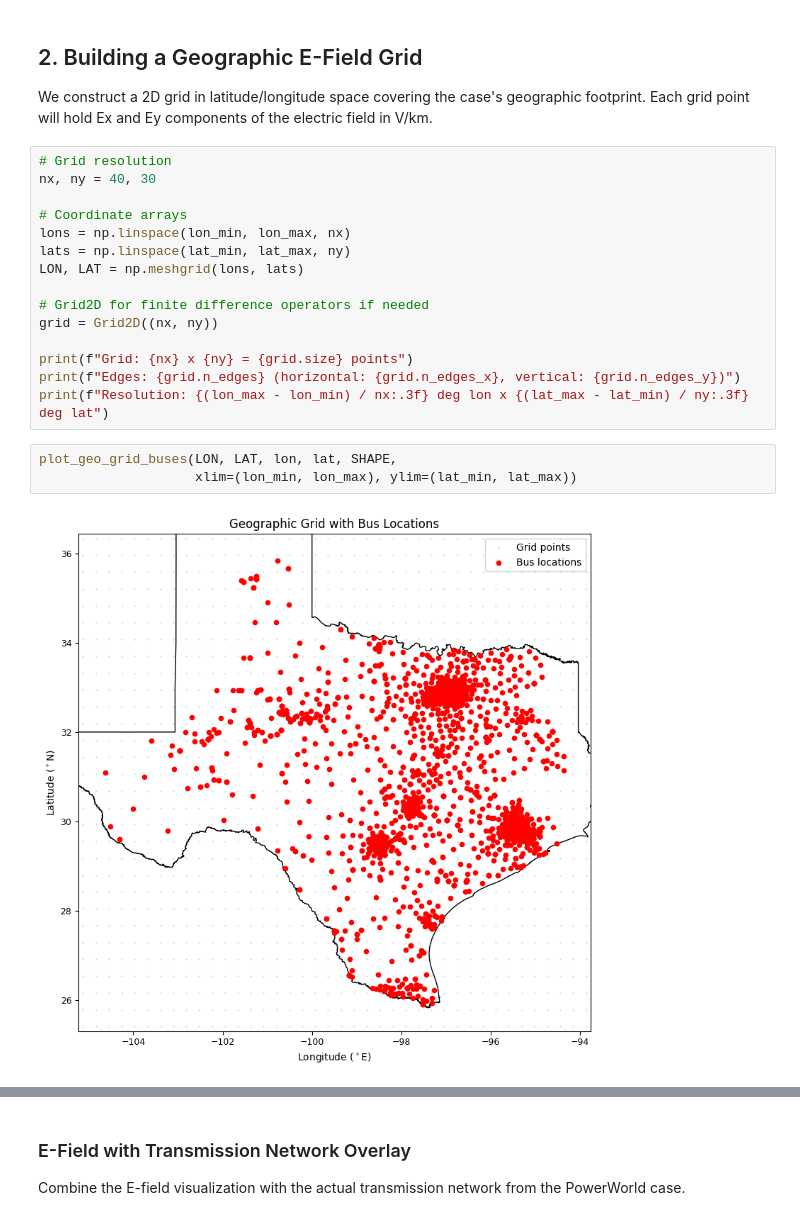
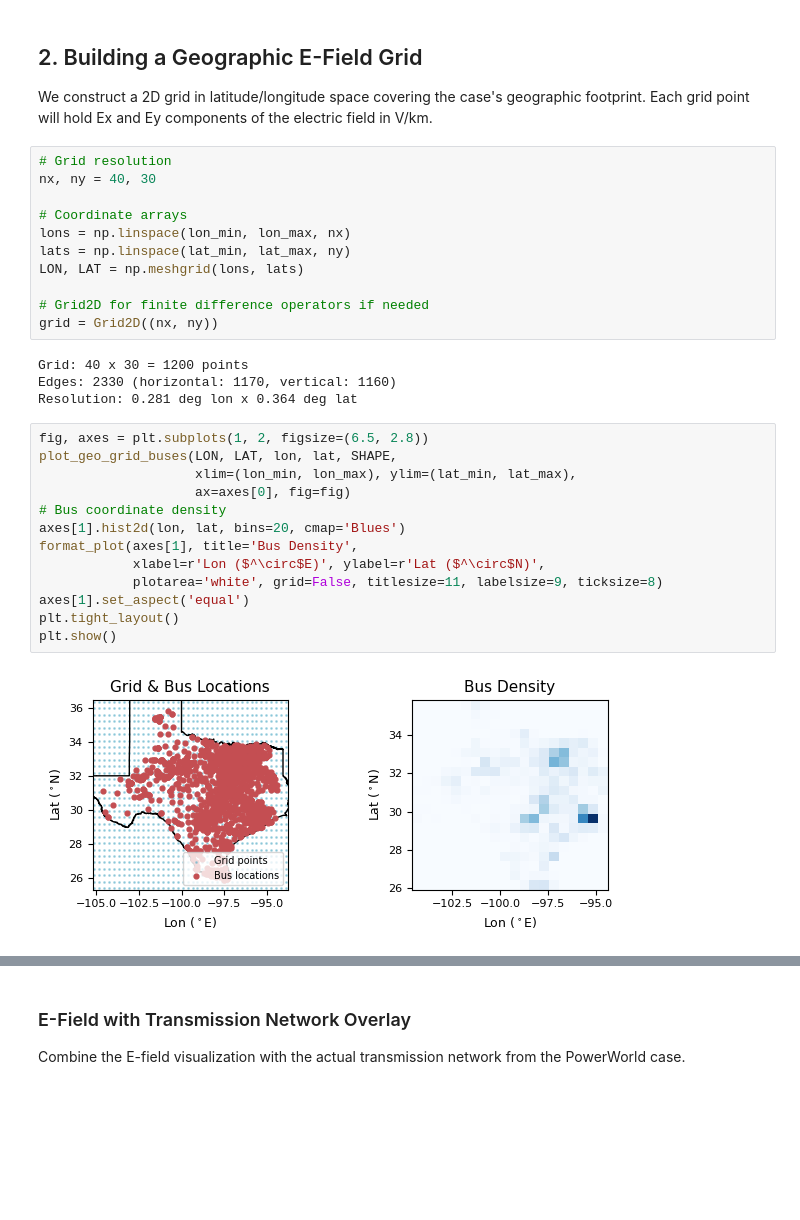
Before and after one commit to lukelowry/ESApp, a Jupyter notebook: docs/examples/gic/03_efield_geographic.ipynb, the cells around one changed output, grey strips where cells are left out. Drawn from its saved outputs; the diff is of its cells as text; blank space fills up the shorter version.

```diff
--- a/docs/examples/gic/03_efield_geographic.ipynb
+++ b/docs/examples/gic/03_efield_geographic.ipynb
@@ -94,15 +74,25 @@ LON, LAT = np.meshgrid(lons, lats)
 
 # Grid2D for finite difference operators if needed
 grid = Grid2D((nx, ny))
-
-print(f"Grid: {nx} x {ny} = {grid.size} points")
-print(f"Edges: {grid.n_edges} (horizontal: {grid.n_edges_x}, vertical: {grid.n_edges_y})")
-print(f"Resolution: {(lon_max - lon_min) / nx:.3f} deg lon x {(lat_max - lat_min) / ny:.3f} deg lat")
+# %% [output]
+Grid: 40 x 30 = 1200 points
+Edges: 2330 (horizontal: 1170, vertical: 1160)
+Resolution: 0.281 deg lon x 0.364 deg lat
-# %%
-plot_geo_grid_buses(LON, LAT, lon, lat, SHAPE,
-                    xlim=(lon_min, lon_max), ylim=(lat_min, lat_max))
-# %% [output]
-[figure, removed]
+# %%
+fig, axes = plt.subplots(1, 2, figsize=(6.5, 2.8))
+plot_geo_grid_buses(LON, LAT, lon, lat, SHAPE,
+                    xlim=(lon_min, lon_max), ylim=(lat_min, lat_max),
+                    ax=axes[0], fig=fig)
+# Bus coordinate density
+axes[1].hist2d(lon, lat, bins=20, cmap='Blues')
+format_plot(axes[1], title='Bus Density',
+            xlabel=r'Lon ($^\circ$E)', ylabel=r'Lat ($^\circ$N)',
+            plotarea='white', grid=False, titlesize=11, labelsize=9, ticksize=8)
+axes[1].set_aspect('equal')
+plt.tight_layout()
+plt.show()
+# %% [output]
+[figure, added]
 # %% [markdown]
 ## 3. Defining Electric Fields
 
```
Also changed, not shown: parts of 30 cells of this notebook, 24 other files.
